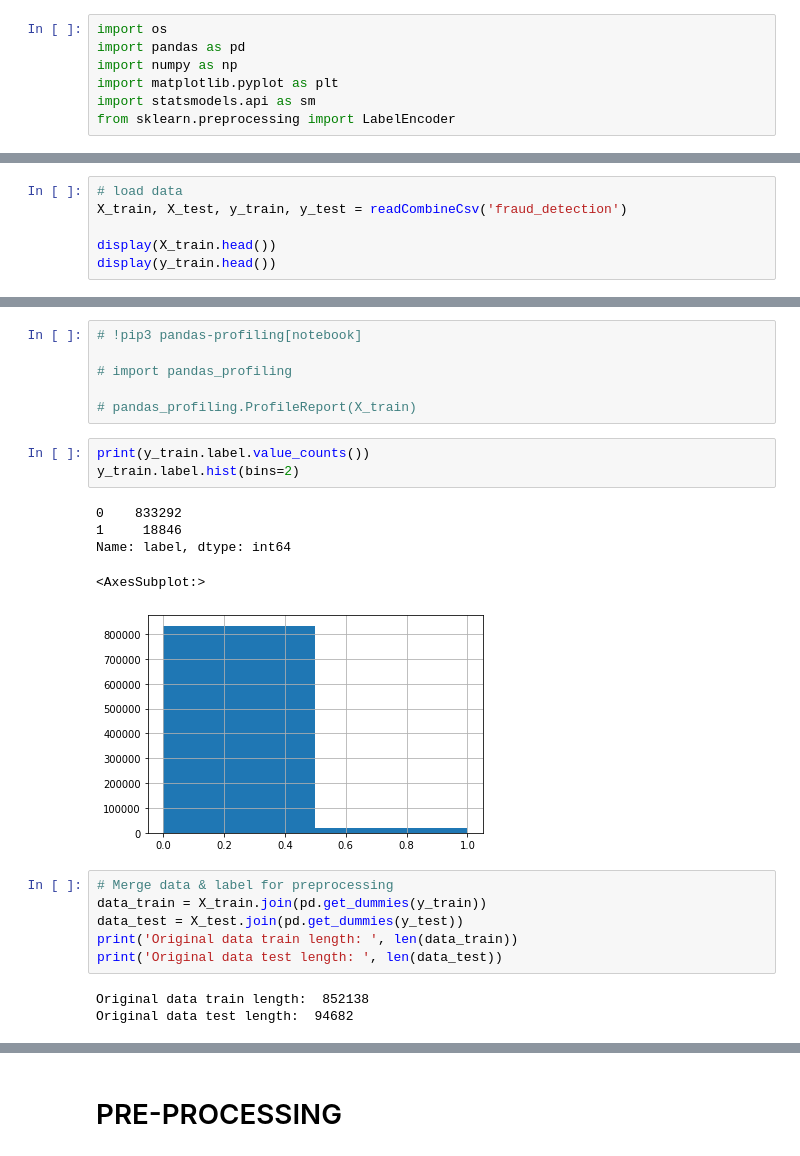
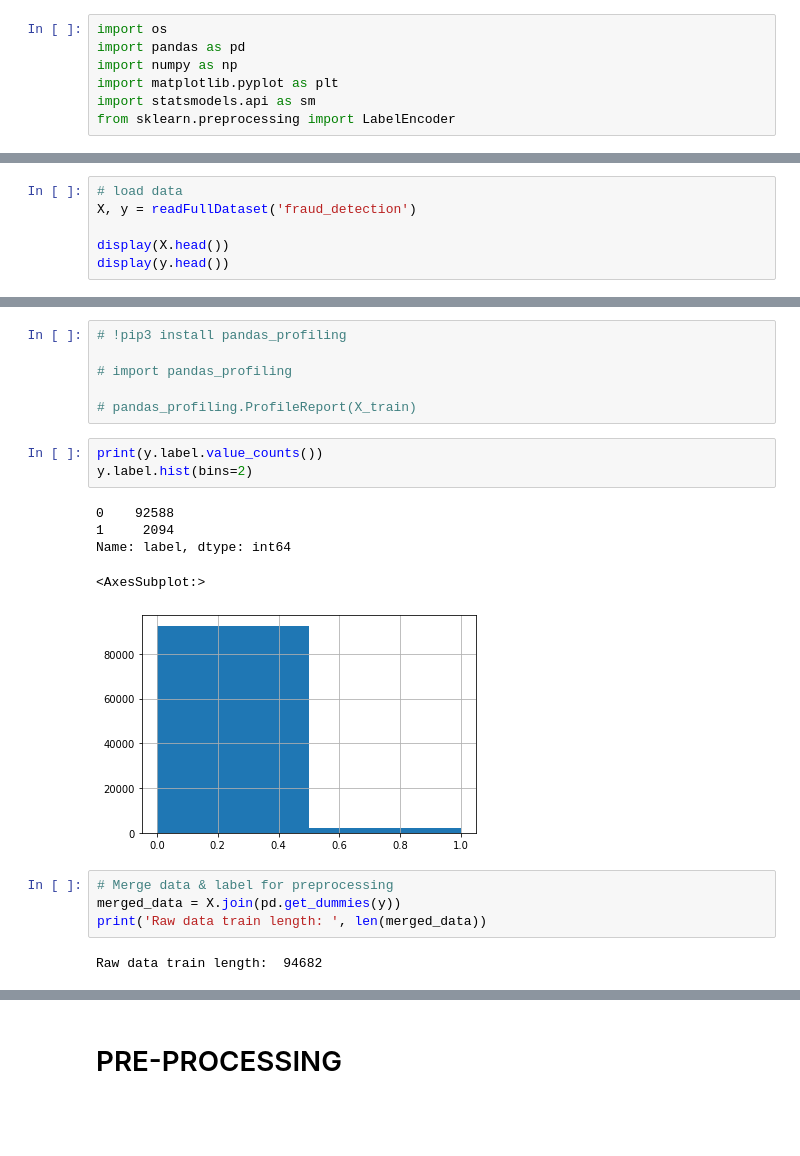
Before and after one commit to Kumaken/data-science-and-data-mining, a Jupyter notebook: FraudDetection/FraudDetection.ipynb, the cells around one changed output, grey strips where cells are left out. Saved outputs shown, nothing was run; the diff lists cells and outputs as text; blank space fills up the shorter version.

```diff
--- a/FraudDetection/FraudDetection.ipynb
+++ b/FraudDetection/FraudDetection.ipynb
@@ -34,8 +51,8 @@ def readCombineCsv(directory):
 # %%
 # load data
-X_train, X_test, y_train, y_test = readCombineCsv('fraud_detection')
+X, y = readFullDataset('fraud_detection')
 
-display(X_train.head())
-display(y_train.head())
+display(X.head())
+display(y.head())
 # %% [output]
 |  | amount | hour1 | state1 | zip1 | field1 | domain1 | field2 | hour2 | flag1 | total | field3 | ... |
@@ -72,27 +95,24 @@ X_train.describe()
 | 75% | 38.850000 | 18.000000 | 891.000000 | 3.000000 | 1.000000 | 18.000000 | 1.000000 | 38.850000 | 3598.000000 | 19.000000 | 2.000000 | ... |
 | max | 95.400000 | 23.000000 | 999.000000 | 4.000000 | 1.000000 | 23.000000 | 1.000000 | 95.400000 | 8193.000000 | 46.000000 | 26.000000 | ... |
 # %%
-# !pip3 pandas-profiling[notebook]
+# !pip3 install pandas_profiling
 
 # import pandas_profiling
 
 # pandas_profiling.ProfileReport(X_train)
 # %%
-print(y_train.label.value_counts())
-y_train.label.hist(bins=2)
+print(y.label.value_counts())
+y.label.hist(bins=2)
 # %% [output]
-0    833292
-1     18846
+0    92588
+1     2094
 Name: label, dtype: int64
 <AxesSubplot:>
-[figure, old version]
+[figure, new version]
 # %%
 # Merge data & label for preprocessing
-data_train = X_train.join(pd.get_dummies(y_train))
-data_test = X_test.join(pd.get_dummies(y_test))
-print('Original data train length: ', len(data_train))
-print('Original data test length: ', len(data_test))
+merged_data = X.join(pd.get_dummies(y))
+print('Raw data train length: ', len(merged_data))
 # %% [output]
-Original data train length:  852138
-Original data test length:  94682
+Raw data train length:  94682
 # %%
```
Also changed, not shown: parts of 38 cells of this notebook, 1 other file.
